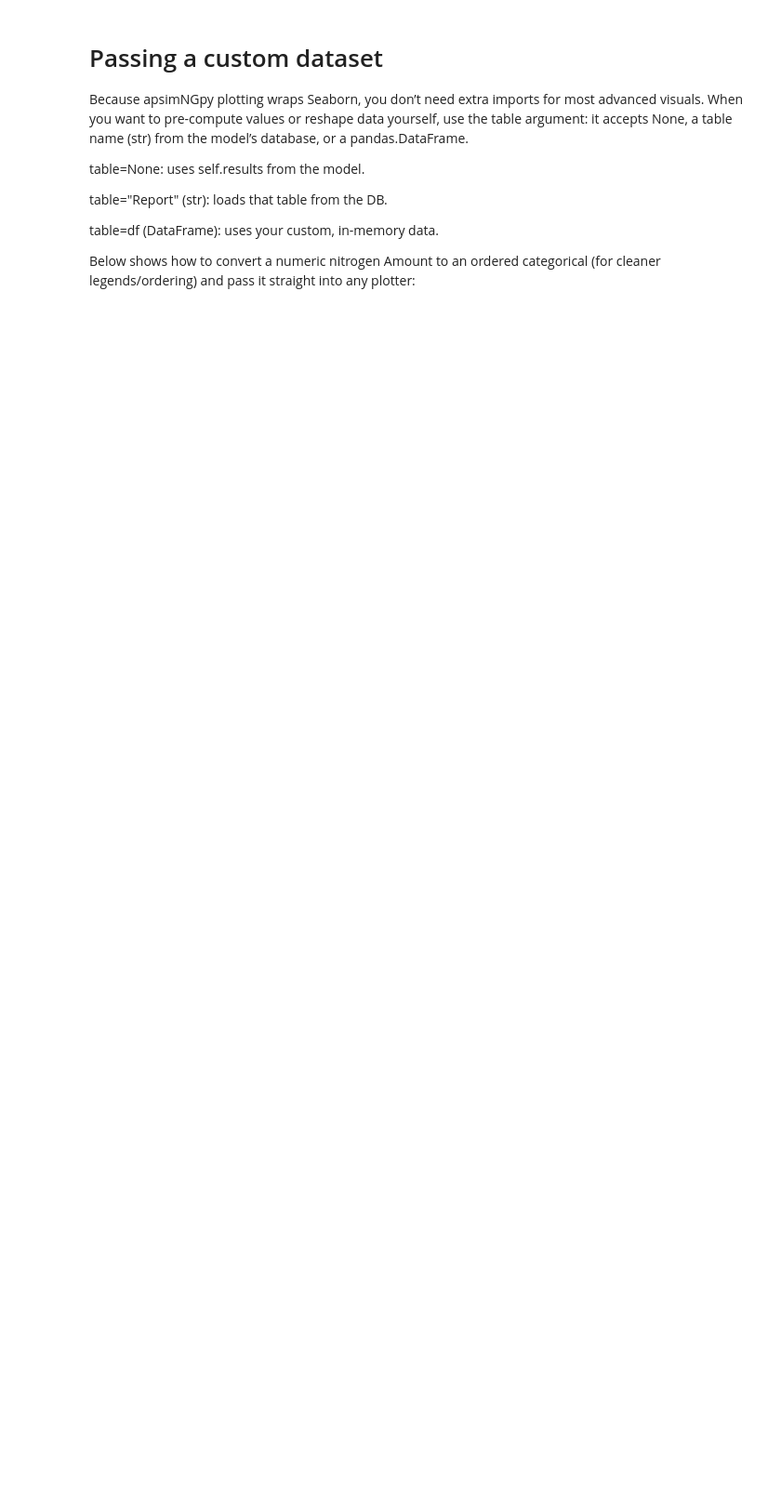
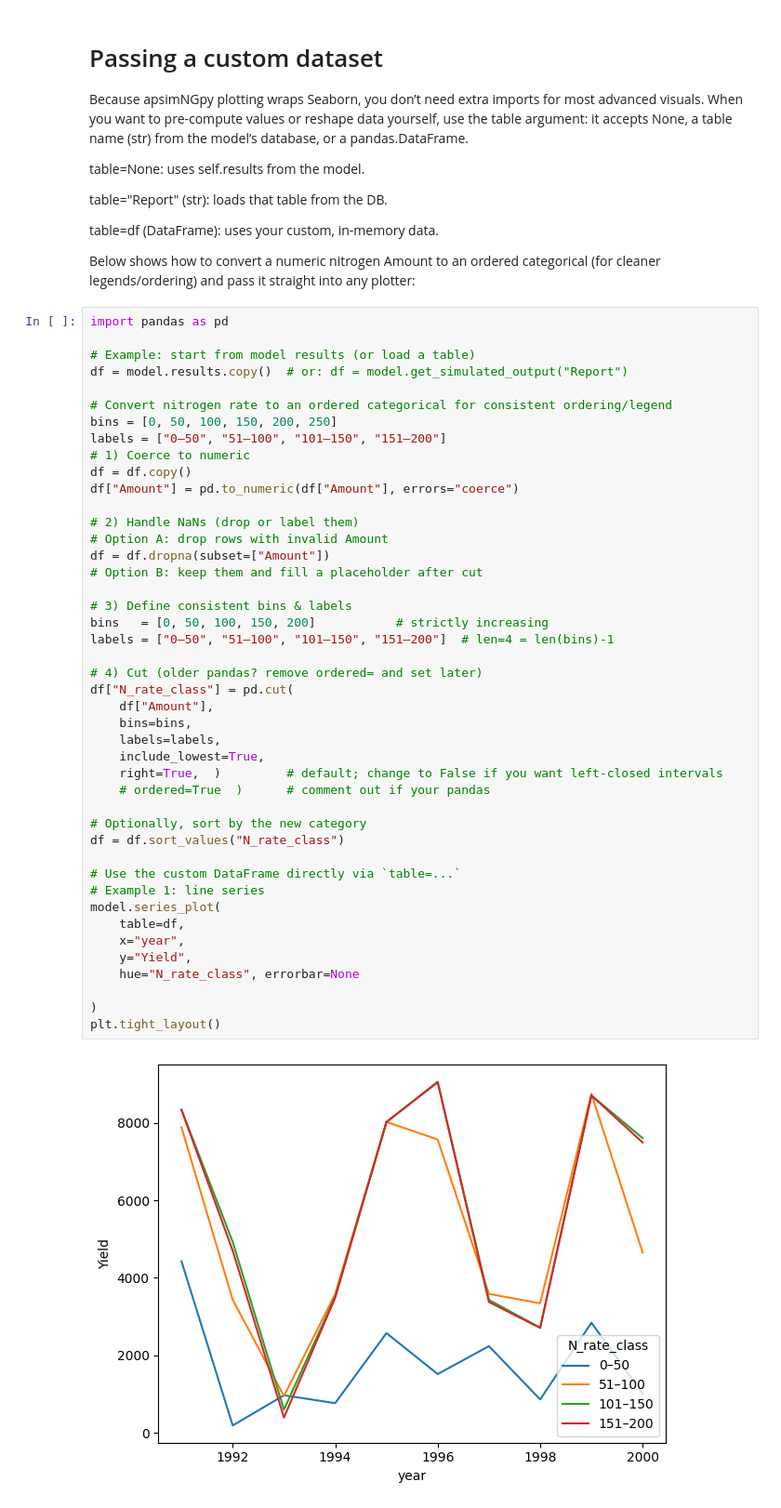
Before and after one commit to MAGALA-RICHARD/apsimNGpy, a Jupyter notebook: apsimNGpy/example_jupiter_notebooks/visualization.ipynb, the cells around one changed output. Shown at 93% size. Saved outputs shown, nothing was run; the diff lists cells and outputs as text; blank space fills up the shorter version.

```diff
--- a/apsimNGpy/example_jupiter_notebooks/visualization.ipynb
+++ b/apsimNGpy/example_jupiter_notebooks/visualization.ipynb
@@ -178,3 +178,49 @@ table="Report" (str): loads that table from the DB.
 table=df (DataFrame):  uses your custom, in-memory data.
 
 Below shows how to convert a numeric nitrogen Amount to an ordered categorical (for cleaner legends/ordering) and pass it straight into any plotter:
+# %%
+import pandas as pd
+
+# Example: start from model results (or load a table)
+df = model.results.copy()  # or: df = model.get_simulated_output("Report")
+
+# Convert nitrogen rate to an ordered categorical for consistent ordering/legend
+bins = [0, 50, 100, 150, 200, 250]
+labels = ["0–50", "51–100", "101–150", "151–200"]
+# 1) Coerce to numeric
+df = df.copy()
+df["Amount"] = pd.to_numeric(df["Amount"], errors="coerce")
+
+# 2) Handle NaNs (drop or label them)
+# Option A: drop rows with invalid Amount
+df = df.dropna(subset=["Amount"])
+# Option B: keep them and fill a placeholder after cut
+
+# 3) Define consistent bins & labels
+bins   = [0, 50, 100, 150, 200]           # strictly increasing
+labels = ["0–50", "51–100", "101–150", "151–200"]  # len=4 = len(bins)-1
+
+# 4) Cut (older pandas? remove ordered= and set later)
+df["N_rate_class"] = pd.cut(
+    df["Amount"],
+    bins=bins,
+    labels=labels,
+    include_lowest=True,
+    right=True,  )         # default; change to False if you want left-closed intervals
+    # ordered=True  )      # comment out if your pandas
+
+# Optionally, sort by the new category
+df = df.sort_values("N_rate_class")
+
+# Use the custom DataFrame directly via `table=...`
+# Example 1: line series
+model.series_plot(
+    table=df,
+    x="year",
+    y="Yield",
+    hue="N_rate_class", errorbar=None
+
+)
+plt.tight_layout()
+# %% [output]
+[figure, added]
```
Also changed, not shown: parts of 1 cell of this notebook.
